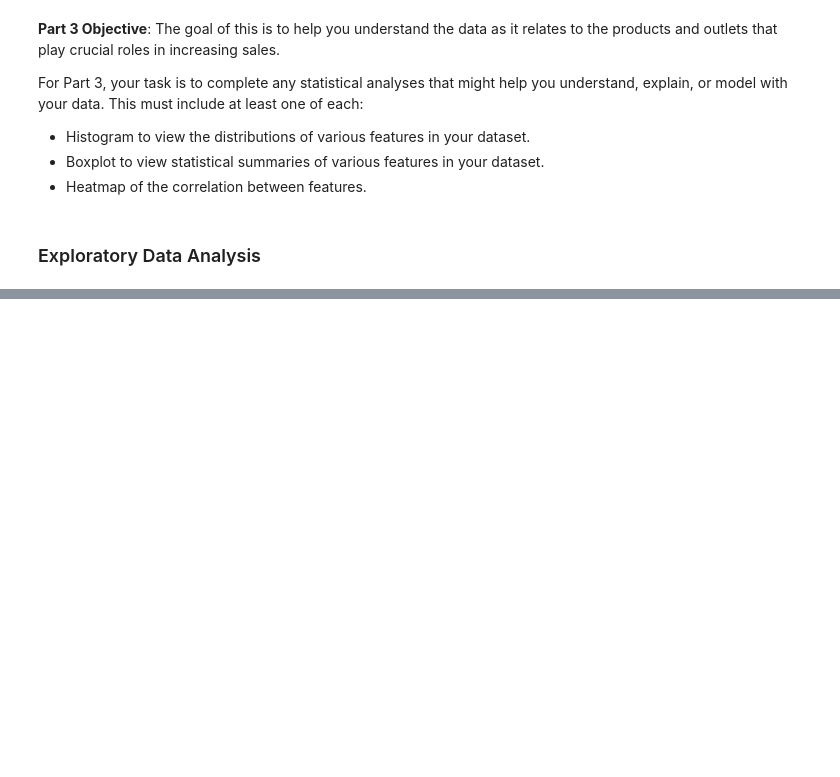
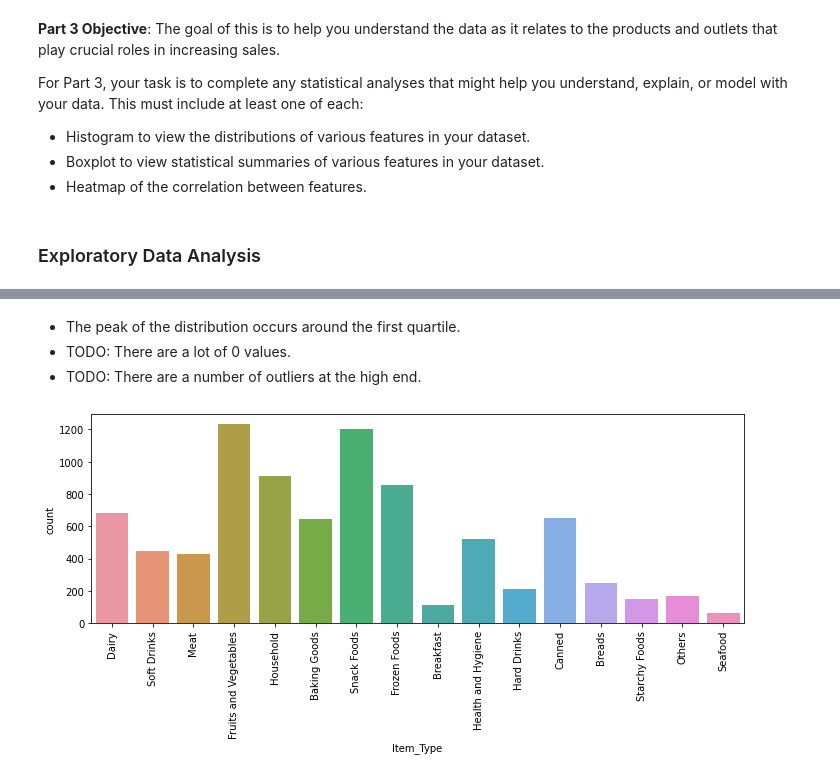
Before and after one commit to osluder/food-sales-predictions, a Jupyter notebook: food-sales-predictions.ipynb, the cells around one changed output, grey strips where cells are left out. Drawn from its saved outputs; the diff is of its cells as text; code cells hidden in the pictures; blank space fills up the shorter version.

```diff
--- a/food-sales-predictions.ipynb
+++ b/food-sales-predictions.ipynb
@@ -500,0 +611,9 @@ There is a moderate positive correlation between the item outlet sales and an it
+# %% [markdown]
+- The peak of the distribution occurs around the first quartile.
+- TODO: There are a lot of 0 values.
+- TODO: There are a number of outliers at the high end.
+# %%
+barplot(df, 'Item_Type', xtick_rotation=90)
+plt.show()
+# %% [output]
+[figure, added]
```
Also changed, not shown: parts of 149 cells of this notebook, 1 other file.
